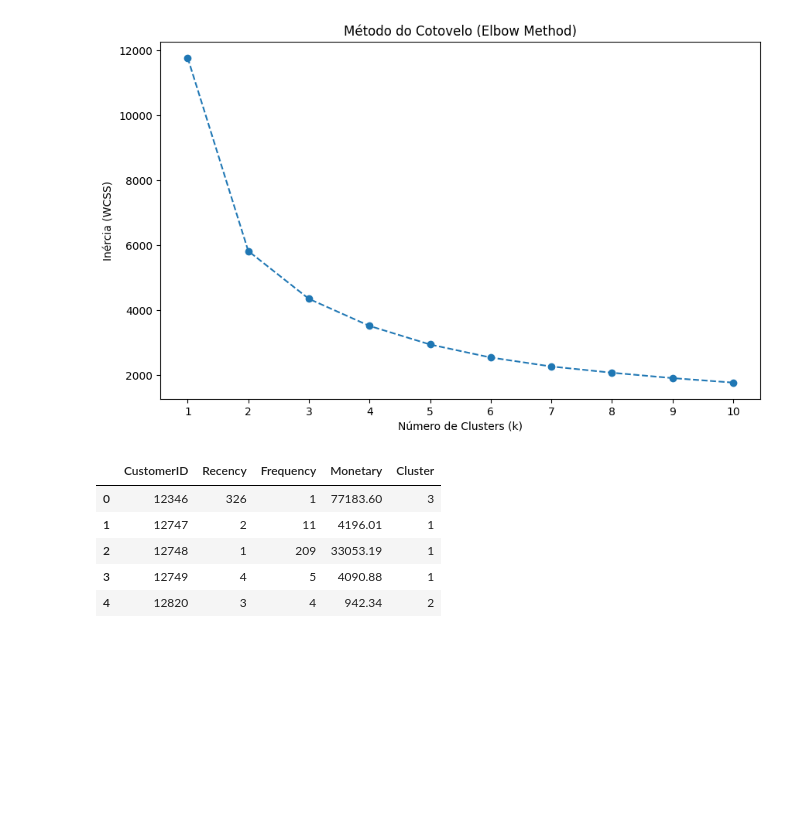
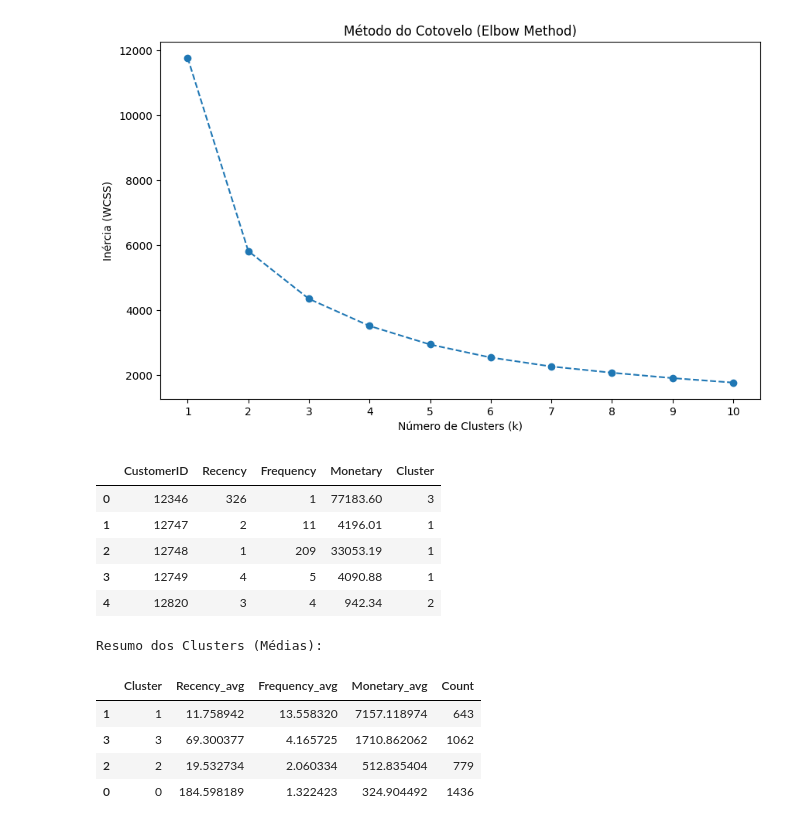
Before and after one commit to mattheusguilherme/customer-segmentation-rfm, a Jupyter notebook: notebooks/02_engenharia_rfm_e_clusterizacao.ipynb, the cells around one changed output. Cells and saved outputs as stored; diff of their text form; code cells hidden in the pictures; blank space fills up the shorter version.

```diff
--- a/notebooks/02_engenharia_rfm_e_clusterizacao.ipynb
+++ b/notebooks/02_engenharia_rfm_e_clusterizacao.ipynb
@@ -195,3 +195,20 @@ rfm_table.head()
 | 2 | 12748 | 1 | 209 | 33053.19 | 1 |
 | 3 | 12749 | 4 | 5 | 4090.88 | 1 |
 | 4 | 12820 | 3 | 4 | 942.34 | 2 |
+# %%
+cluster_summary = rfm_table.groupby('Cluster').agg(
+    Recency_avg=('Recency', 'mean'),
+    Frequency_avg=('Frequency', 'mean'),
+    Monetary_avg=('Monetary', 'mean'),
+    Count=('CustomerID', 'count')
+).reset_index()
+
+print("Resumo dos Clusters (Médias):")
+cluster_summary.sort_values(by='Monetary_avg', ascending=False)
+# %% [output]
+Resumo dos Clusters (Médias):
+|  | Cluster | Recency_avg | Frequency_avg | Monetary_avg | Count |
+| 1 | 1 | 11.758942 | 13.558320 | 7157.118974 | 643 |
+| 3 | 3 | 69.300377 | 4.165725 | 1710.862062 | 1062 |
+| 2 | 2 | 19.532734 | 2.060334 | 512.835404 | 779 |
+| 0 | 0 | 184.598189 | 1.322423 | 324.904492 | 1436 |
```
Also changed, not shown: parts of 1 cell of this notebook.
